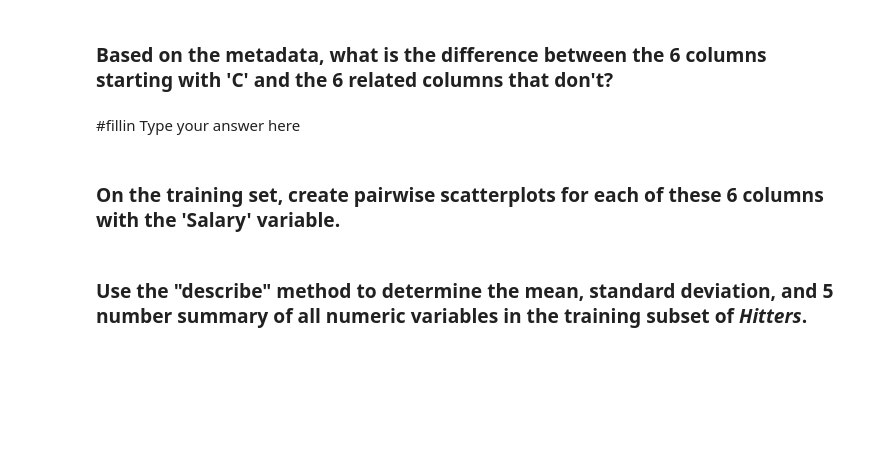
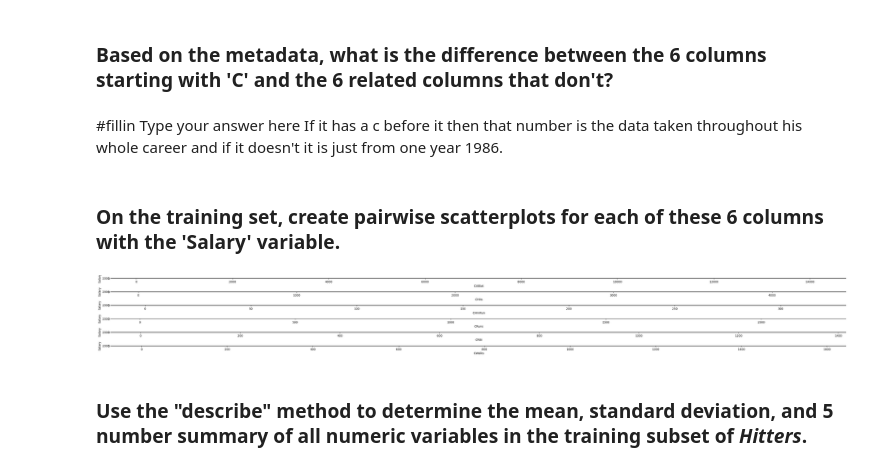
Before and after one commit to logandemianczyk/code_2600, a Jupyter notebook: mod03_eda.ipynb, the cells around one changed output. Saved outputs shown, nothing was run; the diff lists cells and outputs as text; code cells hidden in the pictures; blank space fills up the shorter version.

```diff
--- a/mod03_eda.ipynb
+++ b/mod03_eda.ipynb
@@ -59,10 +59,34 @@ Train, Test = train_test_split(Hitters,
 ### Based on the metadata, what is the difference between the 6 columns starting with 'C' and the 6 related columns that don't?
 # %% [markdown]
 #fillin Type your answer here
+If it has a c before it then that number is the data taken throughout his whole career and if it doesn't it is just from one year 1986.
 # %% [markdown]
 ### On the training set, create pairwise scatterplots for each of these 6 columns with the 'Salary' variable.
 # %%
 #fillin
+import matplotlib.pyplot as plt
+import pandas as pd
+subset =['CAtBat','CHits','CHmRun', 'CRuns', 'CRBI','CWalks']
+nrows = len(subset)
+ncols = 1
+figsize = (6*nrows, 4*ncols)
+
+fig, axes = plt.subplots(nrows=nrows,
+                     ncols=ncols,
+                     figsize=figsize,
+                     squeeze = False)
+
+
+# Plot the variables
+for i, col in enumerate(subset):
+    axes[i, 0].scatter(Train[col], Train['Salary'])
+    axes[i, 0].set_xlabel(col)
+    axes[i, 0].set_ylabel('Salary')
+
+plt.tight_layout()
+plt.show()
+# %% [output]
+[figure, added]
 # %% [markdown]
 ### Use the "describe" method to determine the mean, standard deviation, and 5 number summary of all numeric variables in the training subset of _Hitters_.
 # %%
```
Also changed, not shown: parts of 16 cells of this notebook, 1 other file.
